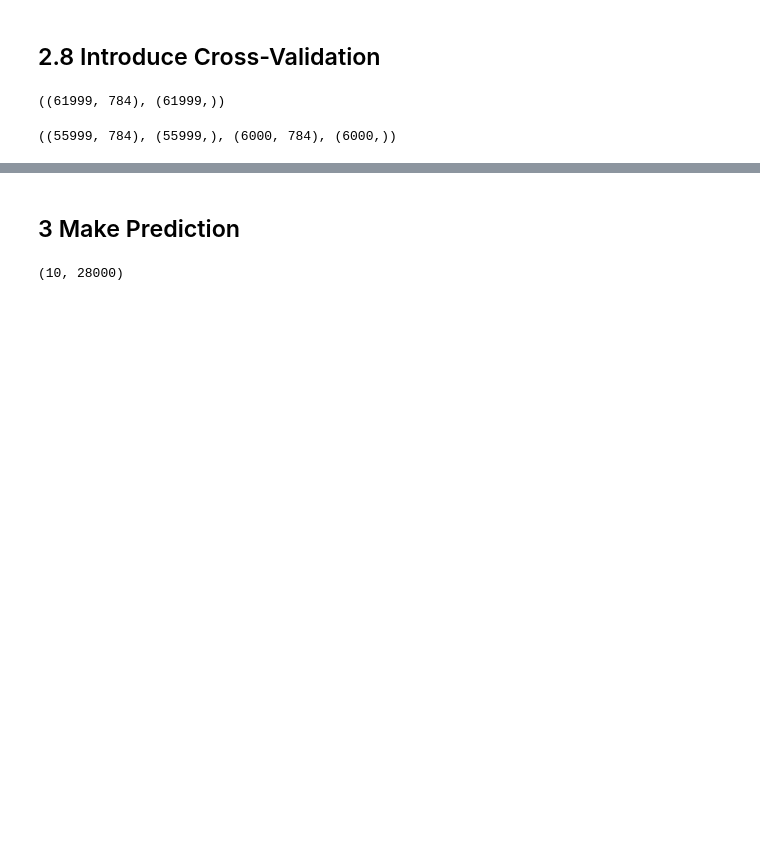
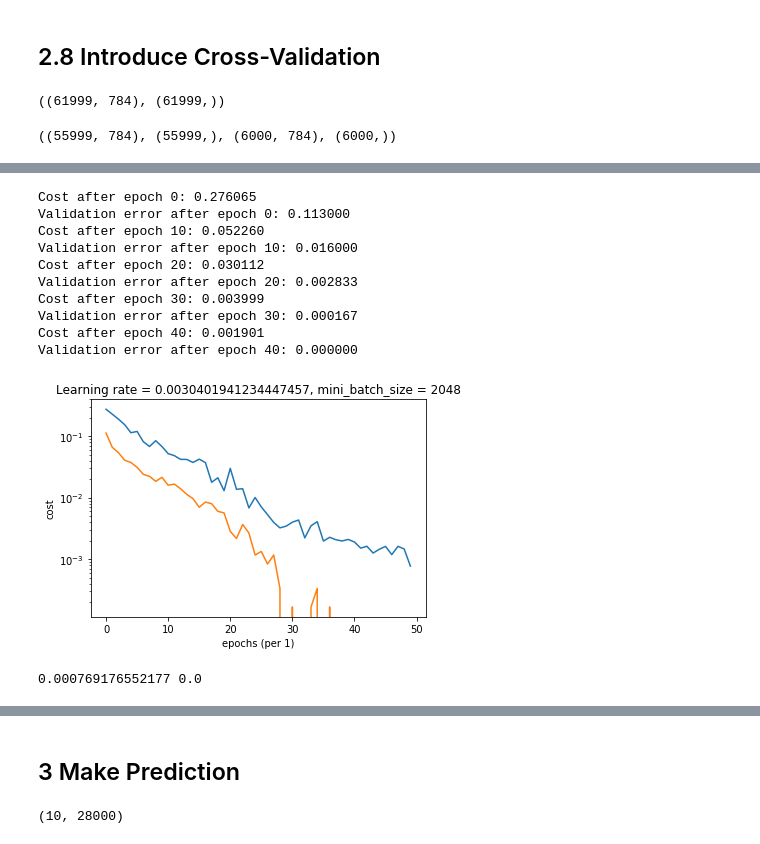
Before and after one commit to woodyko3234/Kaggle---Digit-Recognizer, a Jupyter notebook: Kaggle - Digit Recognizer (DL).ipynb, the cells around one changed output, grey strips where cells are left out. Saved outputs shown, nothing was run; the diff lists cells and outputs as text; code cells hidden in the pictures; blank space fills up the shorter version.

```diff
--- a/Kaggle - Digit Recognizer (DL).ipynb
+++ b/Kaggle - Digit Recognizer (DL).ipynb
@@ -1136,0 +1144,20 @@ Validation error after epoch 40: 0.004667
+# %%
+layer_dims = [784, 97, 37, 10]
+parameters = model_validation(X_train_ori, Y_train_ori, layer_dims, optimizer = 'adam',
+                 learning_rate = 0.005, mini_batch_size = 2048,
+                 beta = 0.9, learning_decay = 0.01, beta1 = 0.9, beta2 = 0.999,
+                 epsilon = 1e-8, num_epochs = 50, seed = 10, print_cost = True)
+#0.97500
+# %% [output]
+Cost after epoch 0: 0.276065
+Validation error after epoch 0: 0.113000
+Cost after epoch 10: 0.052260
+Validation error after epoch 10: 0.016000
+Cost after epoch 20: 0.030112
+Validation error after epoch 20: 0.002833
+Cost after epoch 30: 0.003999
+Validation error after epoch 30: 0.000167
+Cost after epoch 40: 0.001901
+Validation error after epoch 40: 0.000000
+[figure, added]
+0.000769176552177 0.0
```
Also changed, not shown: parts of 4 cells of this notebook, 1 other file.
